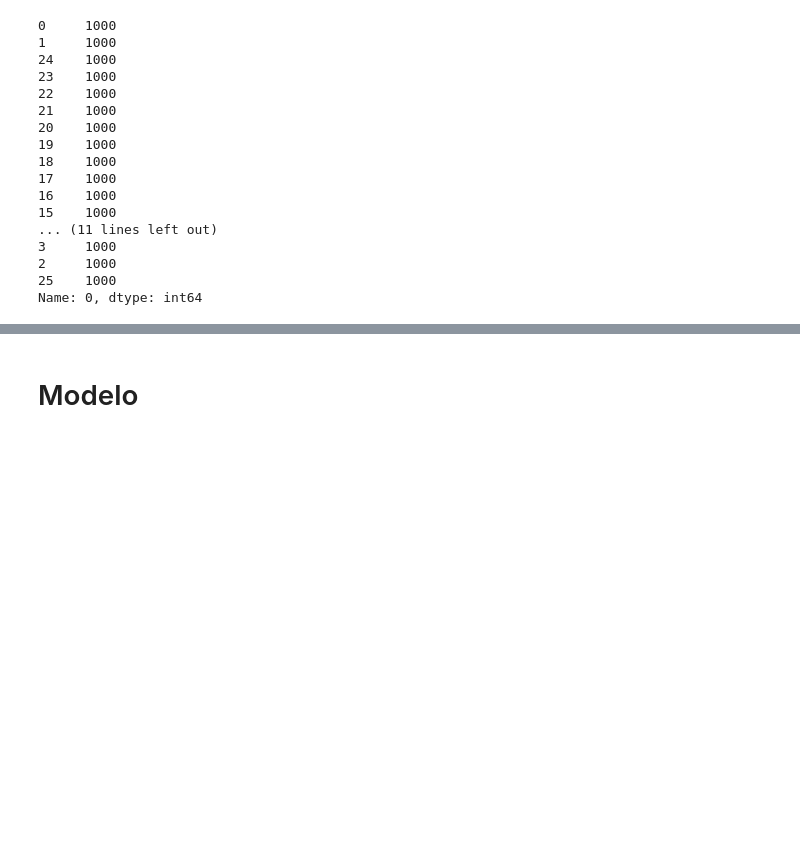
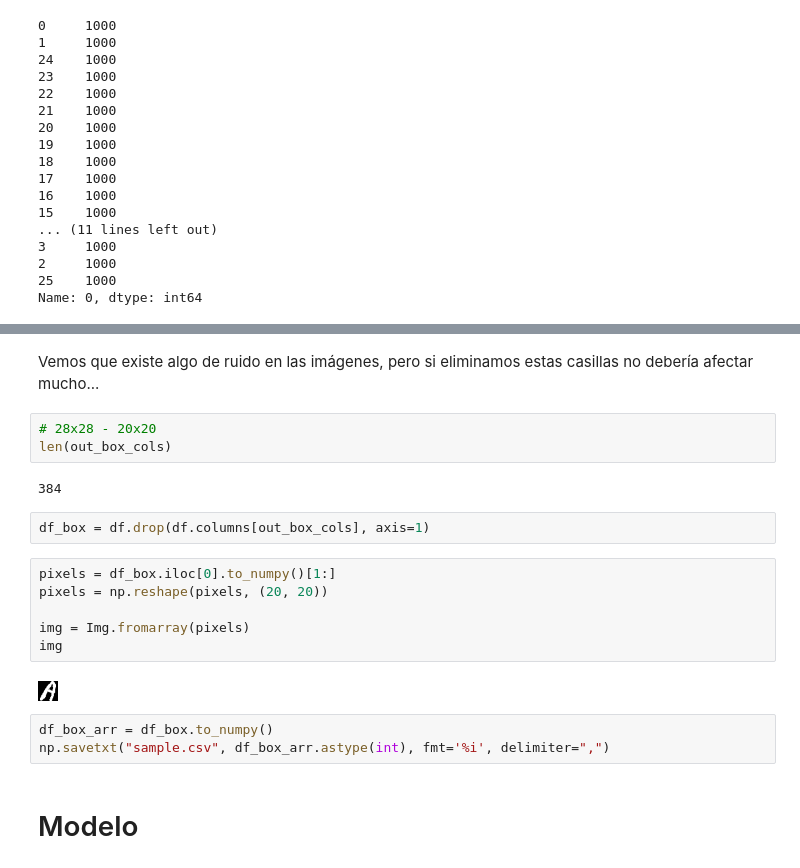
Before and after one commit to OscarRojasG/OCR, a Jupyter notebook: OCR.ipynb, the cells around one changed output, grey strips where cells are left out. Drawn from its saved outputs; the diff is of its cells as text; blank space fills up the shorter version.

```diff
--- a/OCR.ipynb
+++ b/OCR.ipynb
@@ -98,3 +119,23 @@ np.savetxt("sample.csv", flt_arr, delimiter=",")
+# %% [markdown]
+Vemos que existe algo de ruido en las imágenes, pero si eliminamos estas casillas no debería afectar mucho...
+# %%
+# 28x28 - 20x20
+len(out_box_cols)
+# %% [output]
+384
+# %%
+df_box = df.drop(df.columns[out_box_cols], axis=1)
+# %%
+pixels = df_box.iloc[0].to_numpy()[1:]
+pixels = np.reshape(pixels, (20, 20))
+
+img = Img.fromarray(pixels)
+img
+# %% [output]
+[figure, added]
+# %%
+df_box_arr = df_box.to_numpy()
+np.savetxt("sample.csv", df_box_arr.astype(int), fmt='%i', delimiter=",")
 # %% [markdown]
 # Modelo
 # %%
```
Also changed, not shown: parts of 12 cells of this notebook.
